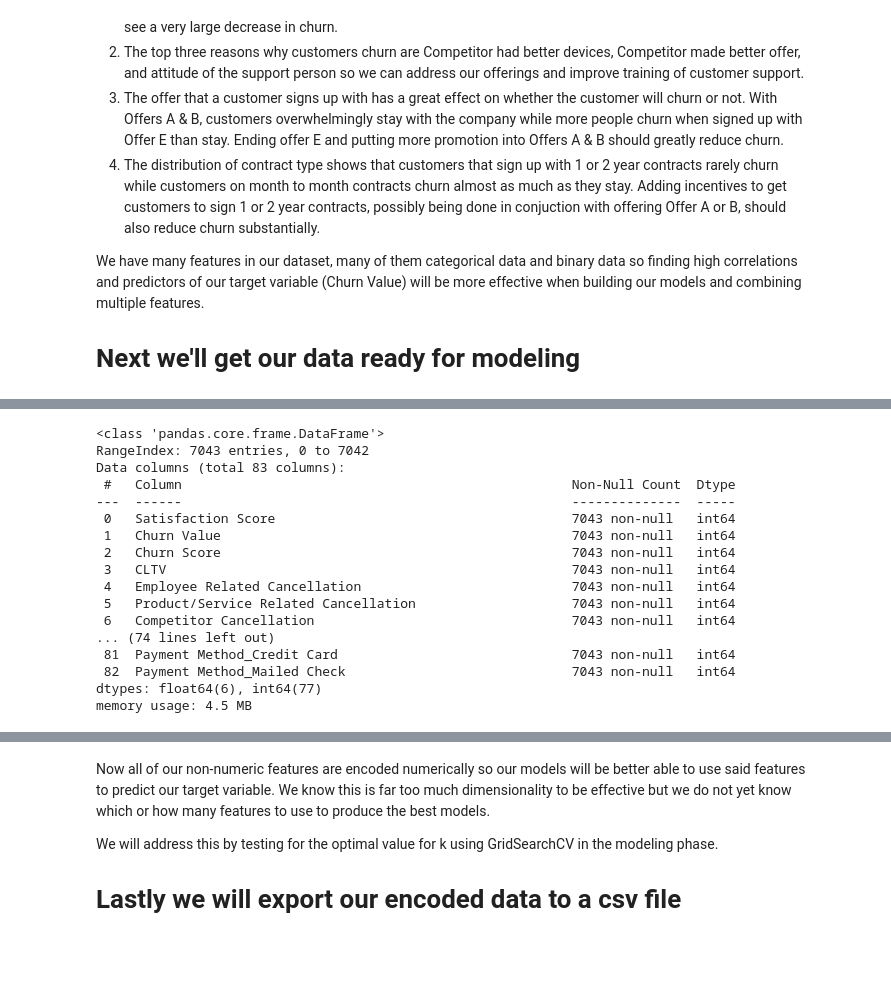
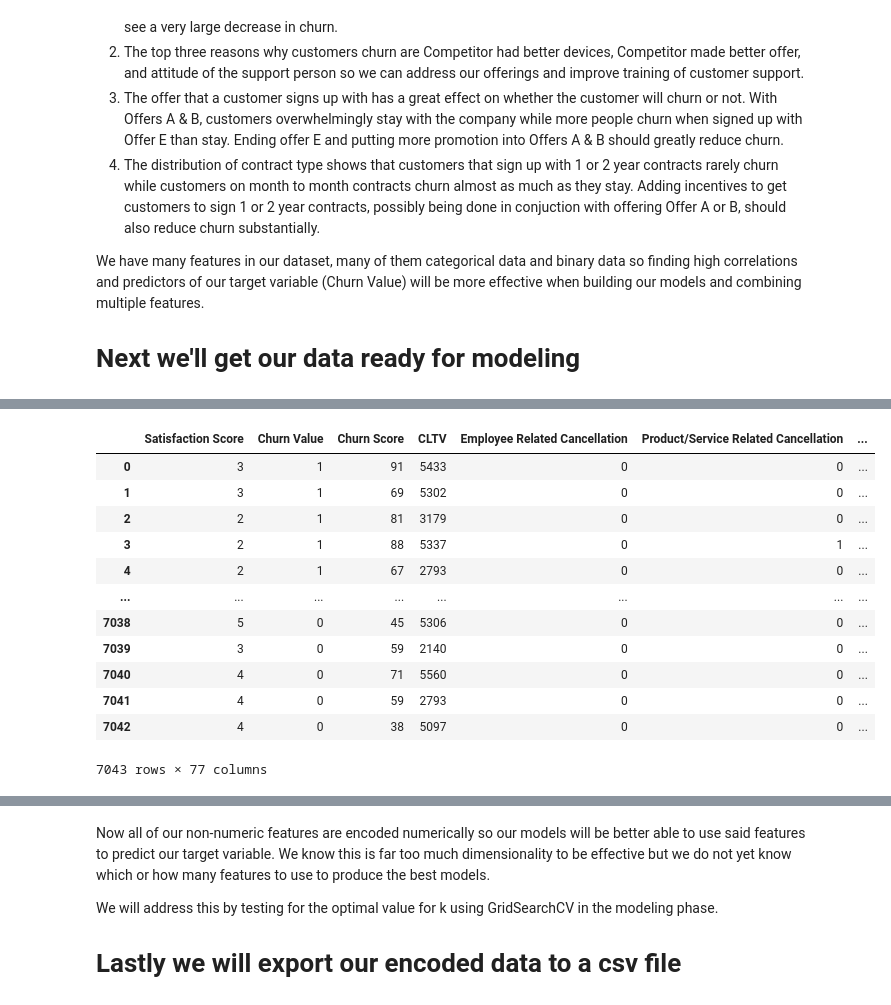
Before and after one commit to Vince-VC/Springboard_Capstone_2, a Jupyter notebook: notebooks/03_telco_data_EDA.ipynb, the cells around one changed output, grey strips where cells are left out. Saved outputs shown, nothing was run; the diff lists cells and outputs as text; code cells hidden in the pictures; blank space fills up the shorter version.

```diff
--- a/notebooks/03_telco_data_EDA.ipynb
+++ b/notebooks/03_telco_data_EDA.ipynb
@@ -363,6 +272,3 @@ dum_df_cat
-# %%
-# Drop the categorical columns that now have corresponding encoded columns
-df.drop(columns=['Churn Category', 'Churn Reason', 'Offer', 'Internet Type', 'Contract', 'Payment Method'], inplace=True)
 # %%
 # Calculate the frequency of each category in the 'City' column & map the frequencies back to the original 'City' column
 city_frequency = df['City'].value_counts()
@@ -373,20 +276,18 @@ df_numerical = pd.concat([df,dum_df_cat],axis='columns')
-# %%
-df_numerical.info()
-# %% [output]
-<class 'pandas.core.frame.DataFrame'>
-RangeIndex: 7043 entries, 0 to 7042
-Data columns (total 83 columns):
- #   Column                                                  Non-Null Count  Dtype
----  ------                                                  --------------  -----
- 0   Satisfaction Score                                      7043 non-null   int64
- 1   Churn Value                                             7043 non-null   int64
- 2   Churn Score                                             7043 non-null   int64
- 3   CLTV                                                    7043 non-null   int64
- 4   Employee Related Cancellation                           7043 non-null   int64
- 5   Product/Service Related Cancellation                    7043 non-null   int64
- 6   Competitor Cancellation                                 7043 non-null   int64
-... (74 lines left out)
- 81  Payment Method_Credit Card                              7043 non-null   int64
- 82  Payment Method_Mailed Check                             7043 non-null   int64
-dtypes: float64(6), int64(77)
-memory usage: 4.5 MB
+# %%
+# Hot encode categorical variables to be used later in our models
+df_numerical = pd.get_dummies(df, drop_first=True)
+df_numerical
+# %% [output]
+|  | Satisfaction Score | Churn Value | Churn Score | CLTV | Employee Related Cancellation | Product/Service Related Cancellation | ... |
+| 0 | 3 | 1 | 91 | 5433 | 0 | 0 | ... |
+| 1 | 3 | 1 | 69 | 5302 | 0 | 0 | ... |
+| 2 | 2 | 1 | 81 | 3179 | 0 | 0 | ... |
+| 3 | 2 | 1 | 88 | 5337 | 0 | 1 | ... |
+| 4 | 2 | 1 | 67 | 2793 | 0 | 0 | ... |
+| ... | ... | ... | ... | ... | ... | ... | ... |
+| 7038 | 5 | 0 | 45 | 5306 | 0 | 0 | ... |
+| 7039 | 3 | 0 | 59 | 2140 | 0 | 0 | ... |
+| 7040 | 4 | 0 | 71 | 5560 | 0 | 0 | ... |
+| 7041 | 4 | 0 | 59 | 2793 | 0 | 0 | ... |
+| 7042 | 4 | 0 | 38 | 5097 | 0 | 0 | ... |
+7043 rows × 77 columns
```
Also changed, not shown: parts of 12 cells of this notebook, 1 other file.
